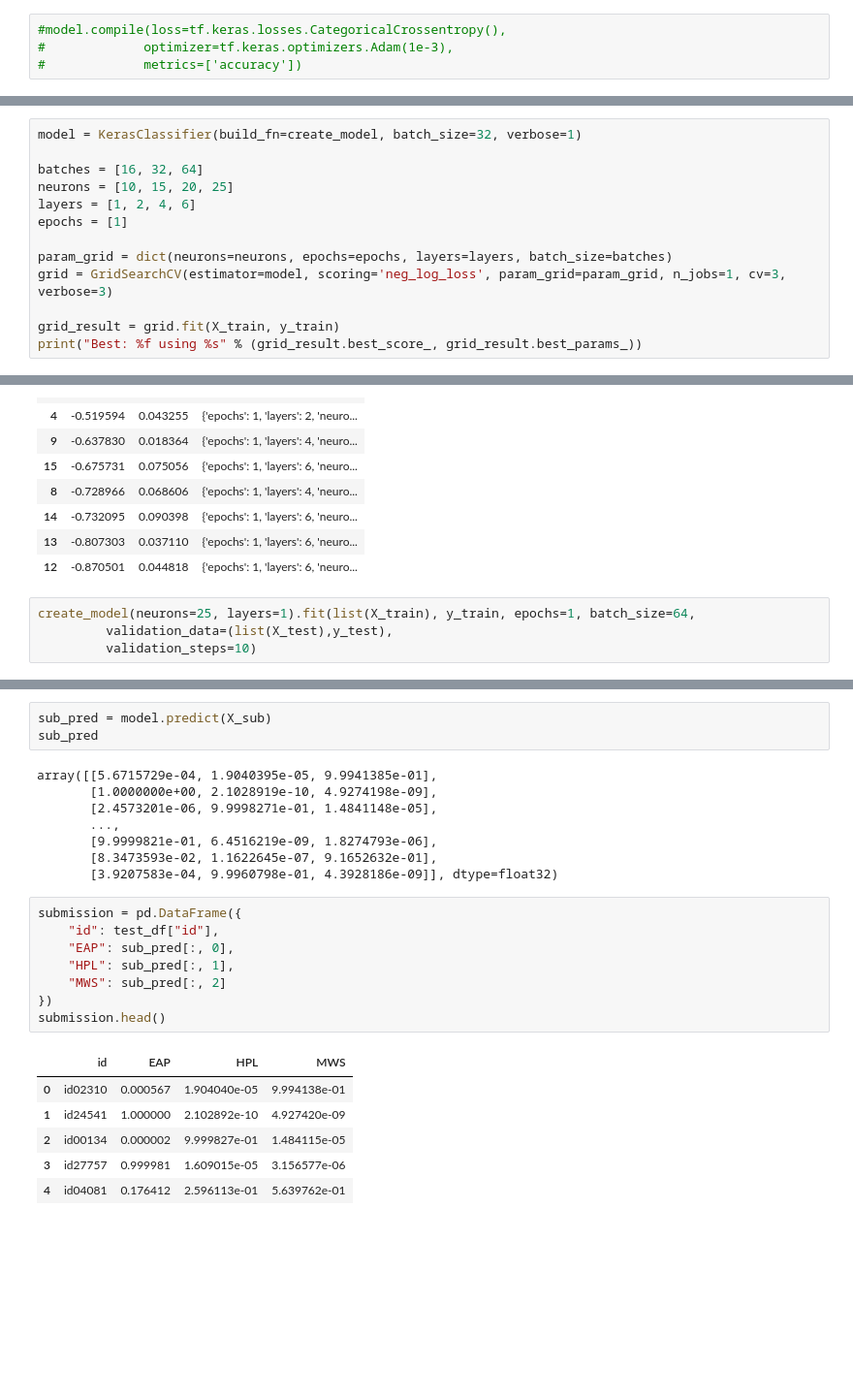
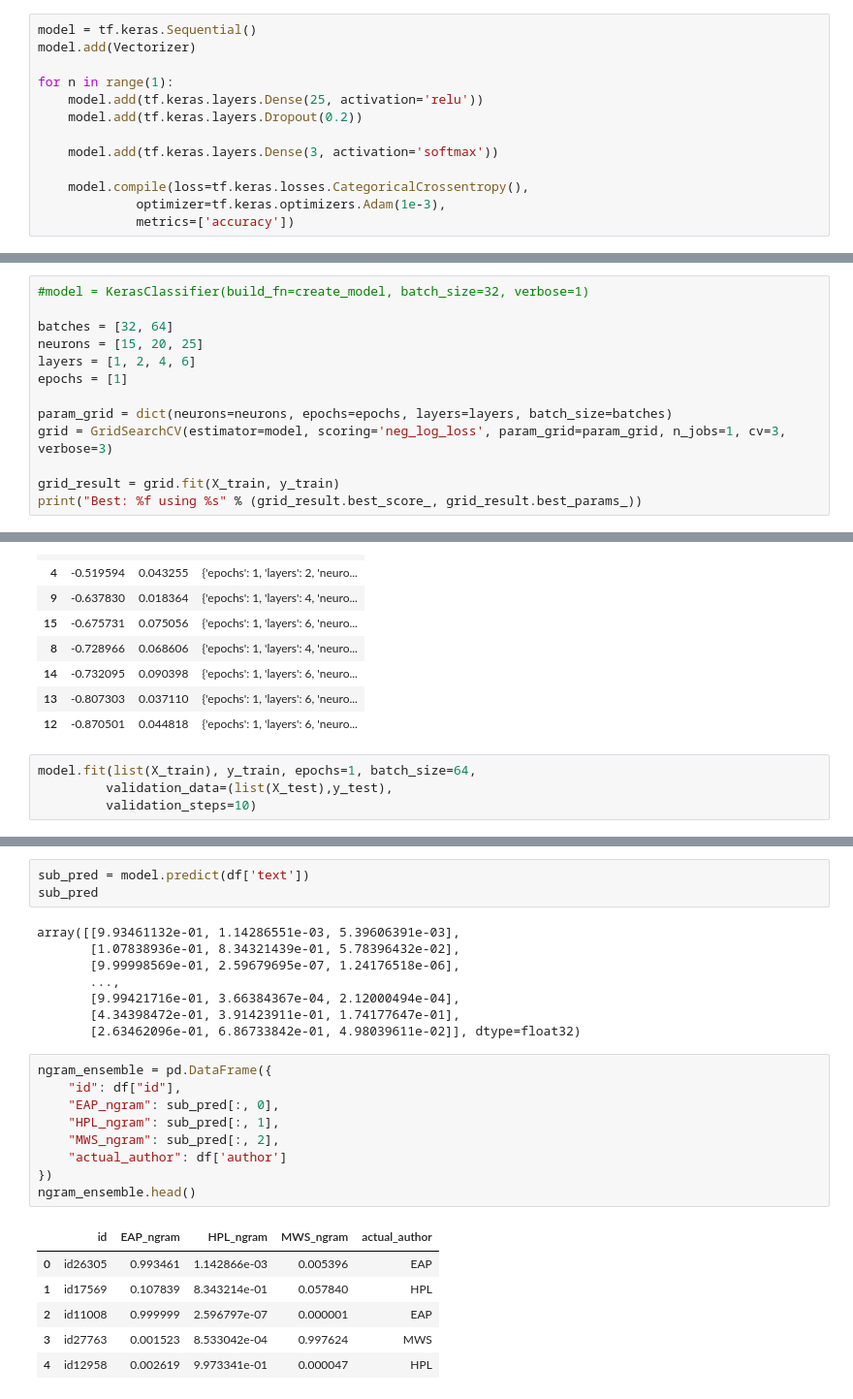
Before and after one commit to JoshSilverb/mdst_nlp_2021, a Jupyter notebook: classification/ngram_grid_search.ipynb, the cells around one changed output, grey strips where cells are left out. Shown: that part at 97% size. Cells and saved outputs as stored; diff of their text form; blank space fills up the shorter version.

Commit message:
ngram ensemble

```diff
--- a/classification/ngram_grid_search.ipynb
+++ b/classification/ngram_grid_search.ipynb
@@ -49,9 +49,18 @@ def create_model(neurons=10, layers=2):
              metrics=['accuracy'])
     return model
 # %%
-#model.compile(loss=tf.keras.losses.CategoricalCrossentropy(),
-#             optimizer=tf.keras.optimizers.Adam(1e-3),
-#             metrics=['accuracy'])
+model = tf.keras.Sequential()
+model.add(Vectorizer)
+
+for n in range(1):
+    model.add(tf.keras.layers.Dense(25, activation='relu'))
+    model.add(tf.keras.layers.Dropout(0.2))
+
+    model.add(tf.keras.layers.Dense(3, activation='softmax'))
+
+    model.compile(loss=tf.keras.losses.CategoricalCrossentropy(),
+             optimizer=tf.keras.optimizers.Adam(1e-3),
+             metrics=['accuracy'])
 # %%
 X = df['text']
 y = df['author']
@@ -81,10 +90,10 @@ array(['But this discovery was so great and overwhelming that all the steps by w
        'Thus it is abundantly clear that the gang quitted the Barrière du Roule prior to the screams overheard ?'],
       dtype=object)
 # %%
-model = KerasClassifier(build_fn=create_model, batch_size=32, verbose=1)
+#model = KerasClassifier(build_fn=create_model, batch_size=32, verbose=1)
 
-batches = [16, 32, 64]
-neurons = [10, 15, 20, 25]
+batches = [32, 64]
+neurons = [15, 20, 25]
 layers = [1, 2, 4, 6]
 epochs = [1]
 
@@ -173,7 +175,7 @@ scores.sort_values('mean', ascending=False)
 | 13 | -0.807303 | 0.037110 | {'epochs': 1, 'layers': 6, 'neuro... |
 | 12 | -0.870501 | 0.044818 | {'epochs': 1, 'layers': 6, 'neuro... |
 # %%
-create_model(neurons=25, layers=1).fit(list(X_train), y_train, epochs=1, batch_size=64,
+model.fit(list(X_train), y_train, epochs=1, batch_size=64,
          validation_data=(list(X_test),y_test),
          validation_steps=10)
 # %% [output]
@@ -186,27 +208,28 @@ NameError: name 'test_df' is not defined
 # %%
-sub_pred = model.predict(X_sub)
+sub_pred = model.predict(df['text'])
 sub_pred
 # %% [output]
-array([[5.6715729e-04, 1.9040395e-05, 9.9941385e-01],
-       [1.0000000e+00, 2.1028919e-10, 4.9274198e-09],
-       [2.4573201e-06, 9.9998271e-01, 1.4841148e-05],
+array([[9.93461132e-01, 1.14286551e-03, 5.39606391e-03],
+       [1.07838936e-01, 8.34321439e-01, 5.78396432e-02],
+       [9.99998569e-01, 2.59679695e-07, 1.24176518e-06],
        ...,
-       [9.9999821e-01, 6.4516219e-09, 1.8274793e-06],
-       [8.3473593e-02, 1.1622645e-07, 9.1652632e-01],
-       [3.9207583e-04, 9.9960798e-01, 4.3928186e-09]], dtype=float32)
+       [9.99421716e-01, 3.66384367e-04, 2.12000494e-04],
+       [4.34398472e-01, 3.91423911e-01, 1.74177647e-01],
+       [2.63462096e-01, 6.86733842e-01, 4.98039611e-02]], dtype=float32)
 # %%
-submission = pd.DataFrame({
-    "id": test_df["id"],
-    "EAP": sub_pred[:, 0],
-    "HPL": sub_pred[:, 1],
-    "MWS": sub_pred[:, 2]
+ngram_ensemble = pd.DataFrame({
+    "id": df["id"],
+    "EAP_ngram": sub_pred[:, 0],
+    "HPL_ngram": sub_pred[:, 1],
+    "MWS_ngram": sub_pred[:, 2],
+    "actual_author": df['author']
 })
-submission.head()
+ngram_ensemble.head()
 # %% [output]
-|  | id | EAP | HPL | MWS |
-| 0 | id02310 | 0.000567 | 1.904040e-05 | 9.994138e-01 |
-| 1 | id24541 | 1.000000 | 2.102892e-10 | 4.927420e-09 |
-| 2 | id00134 | 0.000002 | 9.999827e-01 | 1.484115e-05 |
-| 3 | id27757 | 0.999981 | 1.609015e-05 | 3.156577e-06 |
-| 4 | id04081 | 0.176412 | 2.596113e-01 | 5.639762e-01 |
+|  | id | EAP_ngram | HPL_ngram | MWS_ngram | actual_author |
+| 0 | id26305 | 0.993461 | 1.142866e-03 | 0.005396 | EAP |
+| 1 | id17569 | 0.107839 | 8.343214e-01 | 0.057840 | HPL |
+| 2 | id11008 | 0.999999 | 2.596797e-07 | 0.000001 | EAP |
+| 3 | id27763 | 0.001523 | 8.533042e-04 | 0.997624 | MWS |
+| 4 | id12958 | 0.002619 | 9.973341e-01 | 0.000047 | HPL |
 # %%
```
Also changed, not shown: parts of 6 cells of this notebook, 1 other file.
